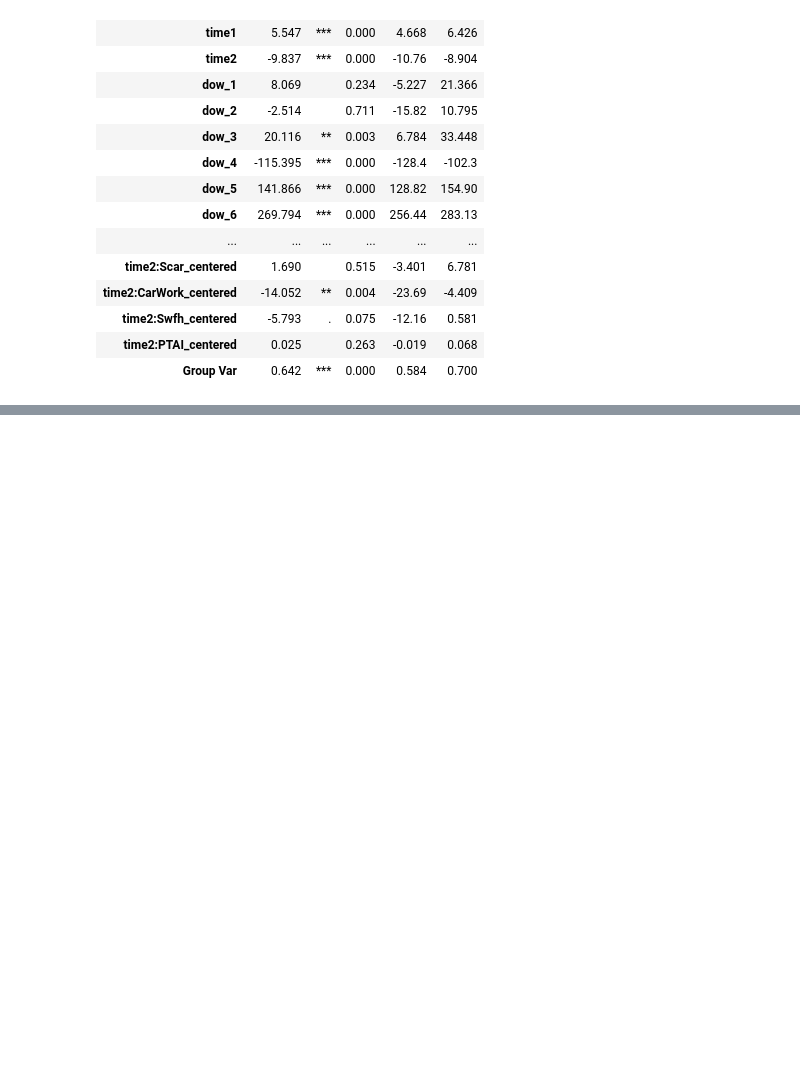
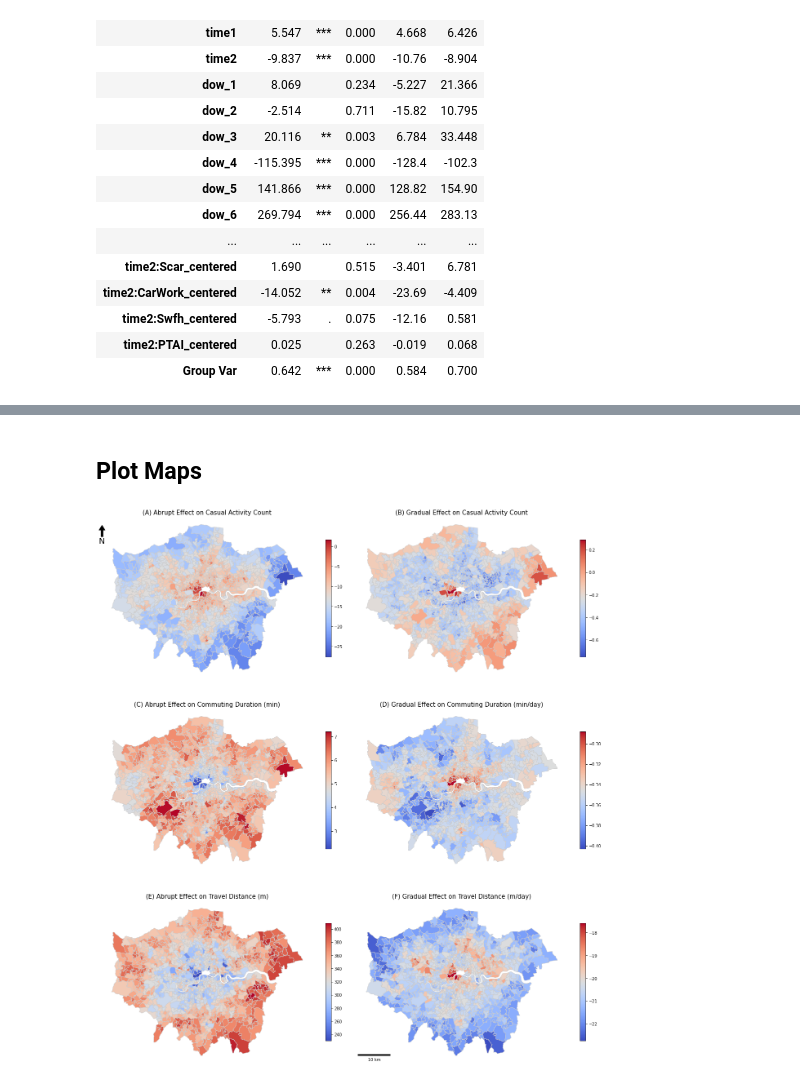
Before and after one commit to c-zhong-ucl-ac-uk/ULEZ-Expansion, a Jupyter notebook: Extended ITS.ipynb, the cells around one changed output, grey strips where cells are left out. Drawn from its saved outputs; the diff is of its cells as text; code cells hidden in the pictures; blank space fills up the shorter version.

```diff
--- a/Extended ITS.ipynb
+++ b/Extended ITS.ipynb
@@ -502,0 +578,57 @@ results_df
+# %% [markdown]
+## Plot Maps
+# %%
+# Plot six maps
+# read data
+data1 = gpd.read_file('results/Casual Activity Count MSOA.geojson')
+data2 = gpd.read_file('results/Commuting Duration MSOA.geojson')
+data3 = gpd.read_file('results/Travel Distance MSOA.geojson')
+
+# plot
+fig, ax = plt.subplots(3, 2, figsize=(18, 20))
+legend_kwds={'shrink': 0.6}  # Shrink and position legend  #'anchor': (0, 0)
+
+# Casual Activity Count
+data1.plot(column='abrupt_effect', cmap='coolwarm', linewidth=0.8, ax=ax[0, 0], edgecolor='0.8', legend=True, legend_kwds=legend_kwds)
+ax[0, 0].set_title(f'(A) Abrupt Effect on Casual Activity Count', fontsize=15)
+ax[0, 0].axis('off')
+data1.plot(column='gradual_effect', cmap='coolwarm', linewidth=0.8, ax=ax[0, 1], edgecolor='0.8', legend=True, legend_kwds=legend_kwds)
+ax[0, 1].set_title(f'(B) Gradual Effect on Casual Activity Count', fontsize=15)
+ax[0, 1].axis('off')
+
+# Commuting Duration
+data2.plot(column='abrupt_effect', cmap='coolwarm', linewidth=0.8, ax=ax[1, 0], edgecolor='0.8', legend=True, legend_kwds=legend_kwds)
+ax[1, 0].set_title(f'(C) Abrupt Effect on Commuting Duration (min)', fontsize=15)
+ax[1, 0].axis('off')
+data2.plot(column='gradual_effect', cmap='coolwarm', linewidth=0.8, ax=ax[1, 1], edgecolor='0.8', legend=True, legend_kwds=legend_kwds)
+ax[1, 1].set_title(f'(D) Gradual Effect on Commuting Duration (min/day)', fontsize=15)
+ax[1, 1].axis('off')
+
+# Travel Distance
+data3.plot(column='abrupt_effect', cmap='coolwarm', linewidth=0.8, ax=ax[2, 0], edgecolor='0.8', legend=True, legend_kwds=legend_kwds)
+ax[2, 0].set_title(f'(E) Abrupt Effect on Travel Distance (m)', fontsize=15)
+ax[2, 0].axis('off')
+data3.plot(column='gradual_effect', cmap='coolwarm', linewidth=0.8, ax=ax[2, 1], edgecolor='0.8', legend=True, legend_kwds=legend_kwds)
+ax[2, 1].set_title(f'(F) Gradual Effect on Travel Distance (m/day)', fontsize=15)
+ax[2, 1].axis('off')
+
+# Add Compass
+x, y, arrow_length = 0, 0.95, 0.1
+ax[0, 0].annotate('N', xy=(x, y), xytext=(x, y-arrow_length),
+            arrowprops=dict(facecolor='black', width=5, headwidth=15),
+            ha='center', va='center', fontsize=20,
+            xycoords=ax[0, 0].transAxes)
+
+# Add scale bar
+scale = ScaleBar(
+    dx=1,
+    location="lower left",  # in relation to the whole plot
+    scale_loc="bottom",  # in relation to the line
+)
+ax[2, 1].add_artist(scale)
+
+plt.tight_layout()
+plt.show()
+fig.savefig('results/Figure3.png')
+# %% [output]
+[figure, added]
```
Also changed, not shown: parts of 9 cells of this notebook, 9 other files.
